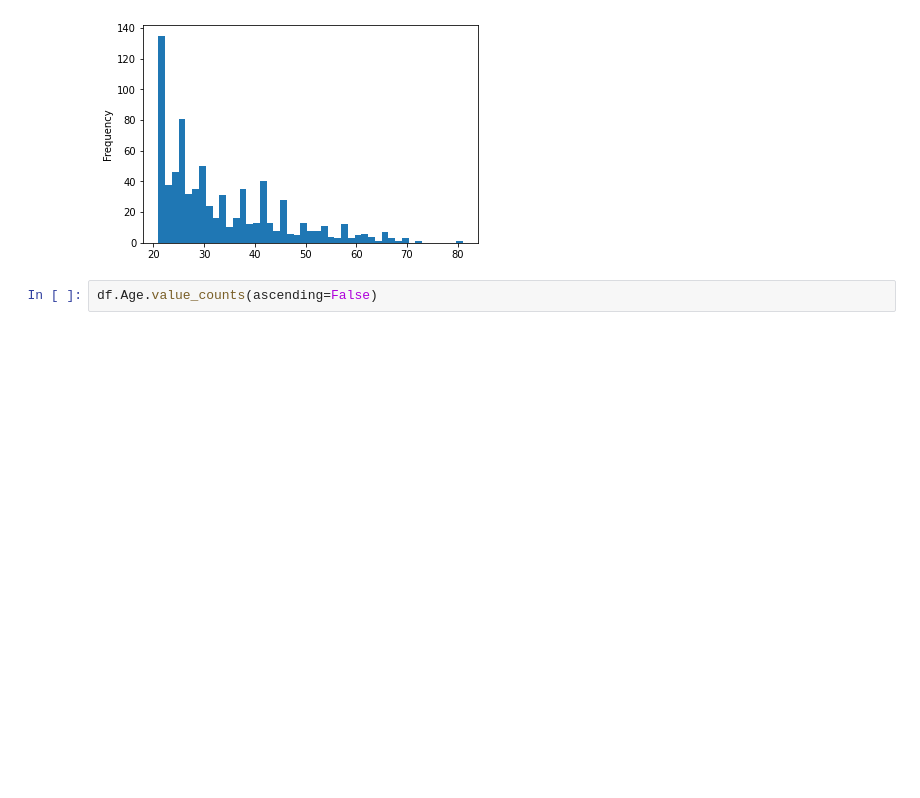
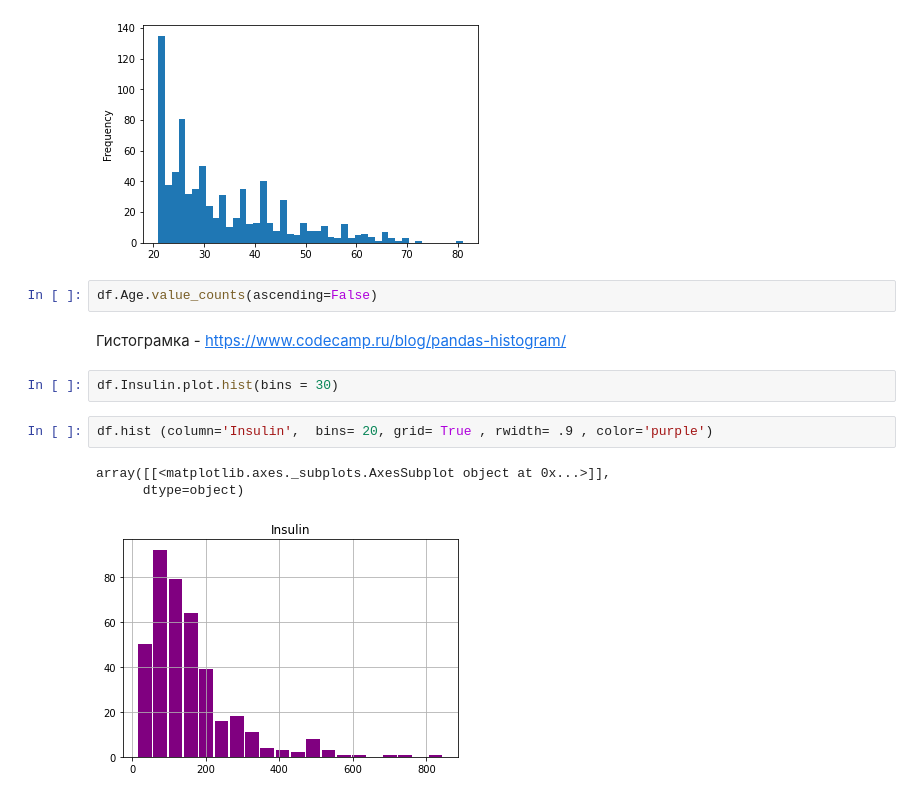
Before and after one commit to Vitalyastiy/courses, a Jupyter notebook: pandas/.Pandas_рабочие тетрадки.ipynb, the cells around one changed output. Drawn from its saved outputs; the diff is of its cells as text; blank space fills up the shorter version.

```diff
--- a/pandas/.Pandas_рабочие тетрадки.ipynb
+++ b/pandas/.Pandas_рабочие тетрадки.ipynb
@@ -50,3 +44,13 @@ df.Age.plot.hist(bins= 45)
 [figure]
 # %%
 df.Age.value_counts(ascending=False)
+# %% [markdown]
+Гистограмка - https://www.codecamp.ru/blog/pandas-histogram/
+# %%
+df.Insulin.plot.hist(bins = 30)
+# %%
+df.hist (column='Insulin',  bins= 20, grid= True , rwidth= .9 , color='purple')
+# %% [output]
+array([[<matplotlib.axes._subplots.AxesSubplot object at 0x...>]],
+      dtype=object)
+[figure, added]
```
Also changed, not shown: parts of 29 cells of this notebook.
